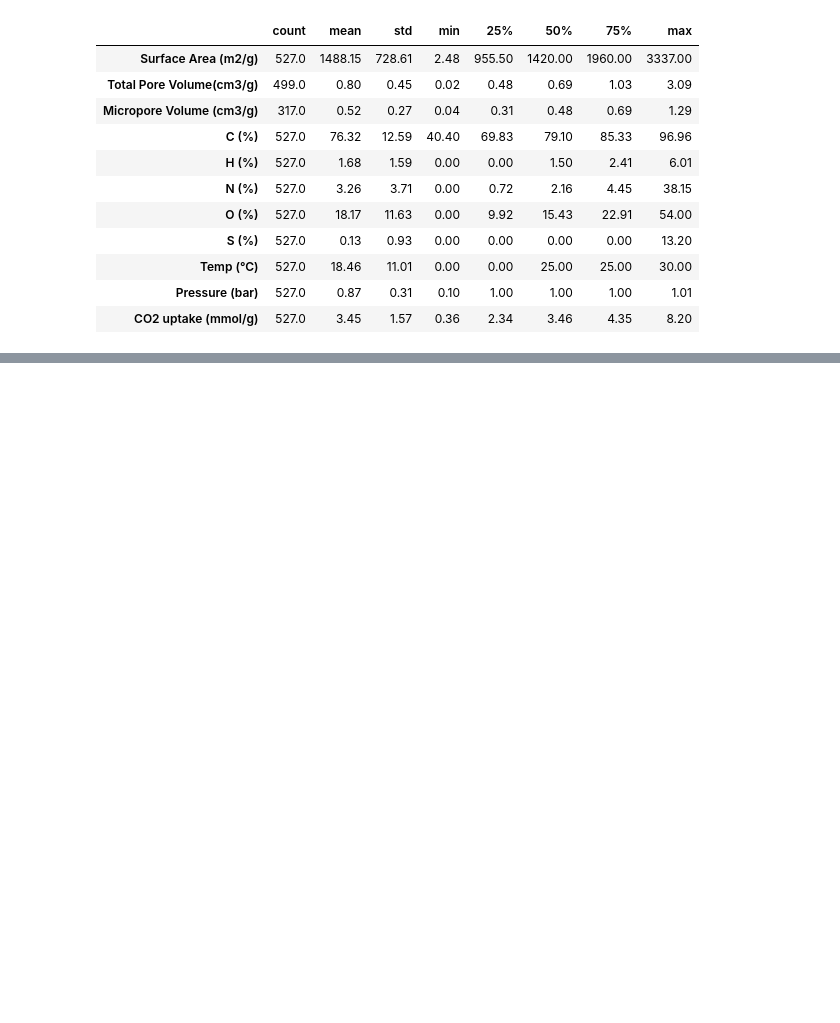
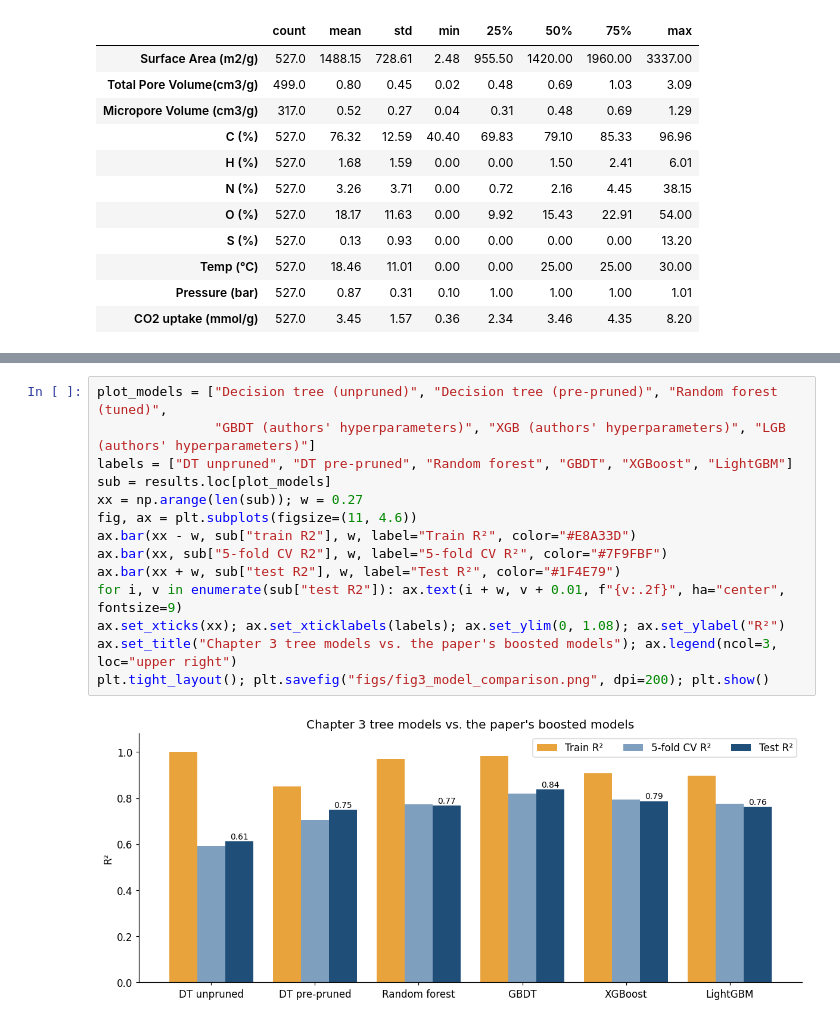
Before and after one commit to hpedrazamartinez/ENCH680-CO2-Adsorption-ML, a Jupyter notebook: ENCH680_CO2_Adsorption_Reproduction_Henry_and_Kyra.ipynb, the cells around one changed output, grey strips where cells are left out. Saved outputs shown, nothing was run; the diff lists cells and outputs as text; blank space fills up the shorter version.

```diff
--- a/ENCH680_CO2_Adsorption_Reproduction_Henry_and_Kyra.ipynb
+++ b/ENCH680_CO2_Adsorption_Reproduction_Henry_and_Kyra.ipynb
@@ -74,0 +271,16 @@ raw.describe().T.round(2)
+# %%
+plot_models = ["Decision tree (unpruned)", "Decision tree (pre-pruned)", "Random forest (tuned)",
+               "GBDT (authors' hyperparameters)", "XGB (authors' hyperparameters)", "LGB (authors' hyperparameters)"]
+labels = ["DT unpruned", "DT pre-pruned", "Random forest", "GBDT", "XGBoost", "LightGBM"]
+sub = results.loc[plot_models]
+xx = np.arange(len(sub)); w = 0.27
+fig, ax = plt.subplots(figsize=(11, 4.6))
+ax.bar(xx - w, sub["train R2"], w, label="Train R²", color="#E8A33D")
+ax.bar(xx, sub["5-fold CV R2"], w, label="5-fold CV R²", color="#7F9FBF")
+ax.bar(xx + w, sub["test R2"], w, label="Test R²", color="#1F4E79")
+for i, v in enumerate(sub["test R2"]): ax.text(i + w, v + 0.01, f"{v:.2f}", ha="center", fontsize=9)
+ax.set_xticks(xx); ax.set_xticklabels(labels); ax.set_ylim(0, 1.08); ax.set_ylabel("R²")
+ax.set_title("Chapter 3 tree models vs. the paper's boosted models"); ax.legend(ncol=3, loc="upper right")
+plt.tight_layout(); plt.savefig("figs/fig3_model_comparison.png", dpi=200); plt.show()
+# %% [output]
+[figure, added]
```
Also changed, not shown: parts of 16 cells of this notebook.
